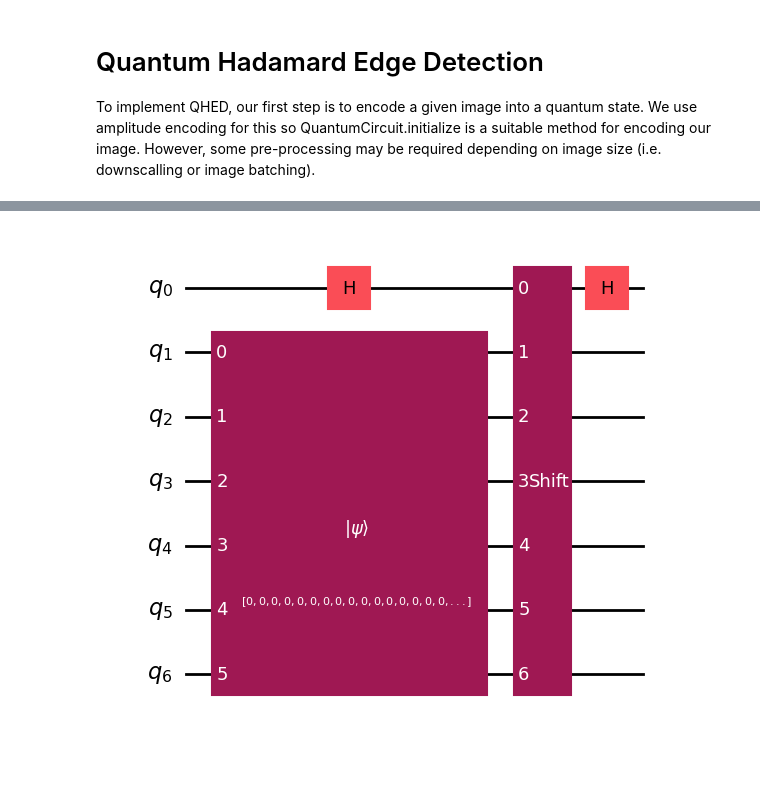
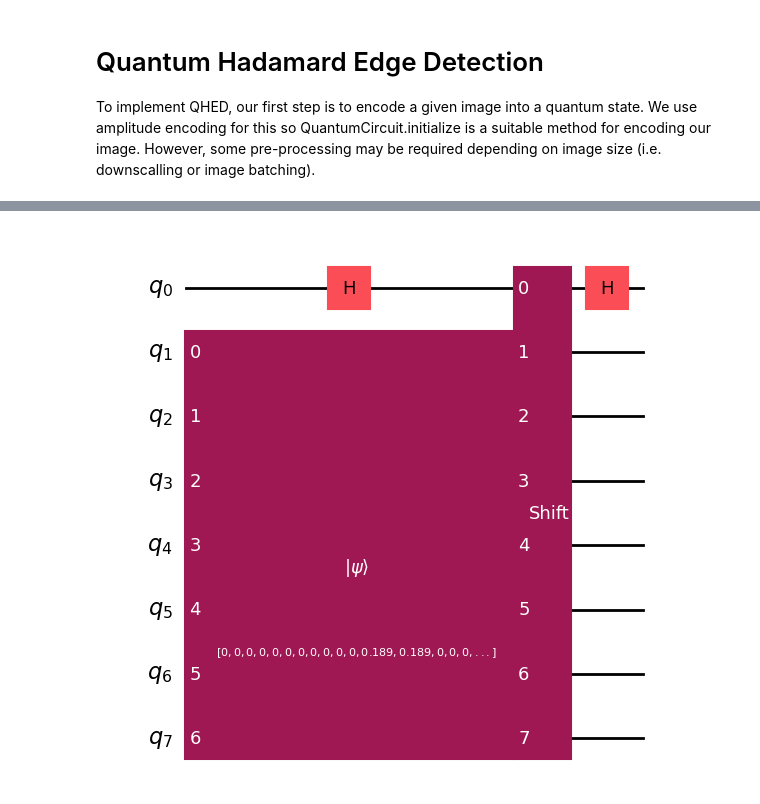
Before and after one commit to jjdcorke/Quantum-Edge-Detection---QIC890, a Jupyter notebook: QHED.ipynb, the cells around one changed output, grey strips where cells are left out. Saved outputs shown, nothing was run; the diff lists cells and outputs as text; code cells hidden in the pictures; blank space fills up the shorter version.

Commit message:
modified:   QHED.ipynb modified:   QHED.py

```diff
--- a/QHED.ipynb
+++ b/QHED.ipynb
@@ -89,16 +93,27 @@ class QHED:
         self.image = image
         self.norm_image = normalize_image(image)
         self.norm_image_T = self.norm_image.T
-        self.hscan = self.norm_image.flatten()
-        self.vscan = self.norm_image_T.flatten()
-
-        # +1 ancilla qubit
-        self.n_qubits = int(np.ceil(np.log2(image.size))) + 1
-        self.shift_matrix = np.roll(np.identity(2**self.n_qubits), 1, axis=1)
 
         self.measure = measure
         self.display = display
         self.shots = shots
+
+        self.rows, self.cols = self.image.shape
+        self.original_size = self.rows * self.cols
+
+        # Number of data qubits needed to encode all pixels (padded to power of 2).
+        self.data_qubits = int(np.ceil(np.log2(self.original_size)))
+        self.data_dim = 2**self.data_qubits
+
+        # +1 ancilla qubit
+        self.n_qubits = self.data_qubits + 1
+        self.shift_matrix = np.roll(np.identity(2**self.n_qubits), 1, axis=1)
+
+        # Build horizontal/vertical scan vectors and pad to required amplitude length.
+        hscan_raw = self.norm_image.flatten()
+        vscan_raw = self.norm_image_T.flatten()
+        self.hscan = self._pad_statevector(hscan_raw, self.data_dim)
+        self.vscan = self._pad_statevector(vscan_raw, self.data_dim)
 
         # simulator must exist before get_results()
         if self.measure:
@@ -108,6 +123,14 @@ class QHED:
 
         self.circs = [self.horizontal_scan(), self.vertical_scan()]
         self.results = self.get_results()
+
+    @staticmethod
+    def _pad_statevector(vector, target_len):
+        if len(vector) == target_len:
+            return vector
+        padded = np.zeros(target_len, dtype=vector.dtype)
+        padded[: len(vector)] = vector
+        return padded
 
     def vertical_scan(self):
         qc = QuantumCircuit(self.n_qubits)
@@ -138,49 +161,71 @@ class QHED:
             display(qc.draw("mpl"))
         return qc
 
     def get_results(self):
         results = []
         for qc in self.circs:
             transpiled_qc = transpile(qc, self.simulator)
             result = self.simulator.run(transpiled_qc, shots=self.shots).result()
 
             if self.measure:
                 counts = result.get_counts()
                 counts = {k: v / self.shots for k, v in counts.items()}
                 # keep only odd states (ancilla qubit q0 = 1 => rightmost bit)
                 counts = {k[:-1]: v for k, v in counts.items() if k[-1] == "1"}
                 results.append(counts)
             else:
-                statevector = result.get_statevector()
                 # keep odd indices (ancilla q0 = 1)
-                statevector = statevector[1::2]
+                statevector = result.get_statevector().data[1::2]
                 results.append(statevector)
 
         return results
 
+    def _result_to_flat_edge(self, result):
+        threshold = lambda x: 1 if x > 1e-10 else 0
+        flat_edge = np.zeros(self.data_dim, dtype=int)
+
+        if self.measure:
+            for bitstring, prob in result.items():
+                index = int(bitstring, 2)
+                if index < self.data_dim:
+                    flat_edge[index] = threshold(prob)
+        else:
+            probabilities = np.abs(result) ** 2
+            flat_edge[: len(probabilities)] = (probabilities > 1e-10).astype(int)
+
+        # Drop amplitudes that came only from zero-padding.
+        return flat_edge[: self.original_size]
+
     def plot_results(self):
-        threshold = lambda x: 1 if x > 1e-10 else 0  # simple thresholding function
+        edges = []
         for idx, result in enumerate(self.results):
-            edge_image = np.zeros(self.image.shape)
+            flat_edge = self._result_to_flat_edge(result)
 
-            if self.measure:
-                for k, v in result.items():
-                    index = int(k, 2)
-                    x = index % self.image.shape[1]
-                    y = index // self.image.shape[1]
-                    #thresholding for better visualization
-                    v = threshold(v)
-                    edge_image[y, x] = v
+            if idx == 0:
+                # Horizontal: encoded from image.flatten()
+                edge_image = flat_edge.reshape(self.rows, self.cols)
             else:
-                for i, amplitude in enumerate(result):
-                    x = i % self.image.shape[1]
-                    y = i // self.image.shape[1]
-                    edge_image[y, x] = np.abs(amplitude)**2
-                    edge_image[y, x] = threshold(edge_image[y, x])
+                # Vertical: encoded from image.T.flatten(); reshape in transposed frame then map back.
+                edge_image_t = flat_edge.reshape(self.cols, self.rows)
+                edge_image = edge_image_t.T
+
+            edges.append(edge_image)
+
             title = "Horizontal Edges" if idx == 0 else "Vertical Edges"
             plot_image(edge_image, title)
+
+        # combine horizontal and vertical edges
+        combined_edges = np.logical_or(edges[0], edges[1]).astype(int)
+        plot_image(combined_edges, "Combined Edges")
+
 # TESTING
-qhed1 = QHED(img1, measure=False, display=True)
+qhed1 = QHED(img2, measure=False, display=True)
+print('statevector mode result count:', len(qhed1.results))
 qhed1.plot_results()
+
+# test with measurement
+qhed2 = QHED(img2, measure=True, display=True, shots=1024)
+print('measurement mode result count:', len(qhed2.results))
+qhed2.plot_results()
 # %% [output]
-[figure, old version]
+[figure, new version]
```
Also changed, not shown: parts of 4 cells of this notebook, 1 other file.
